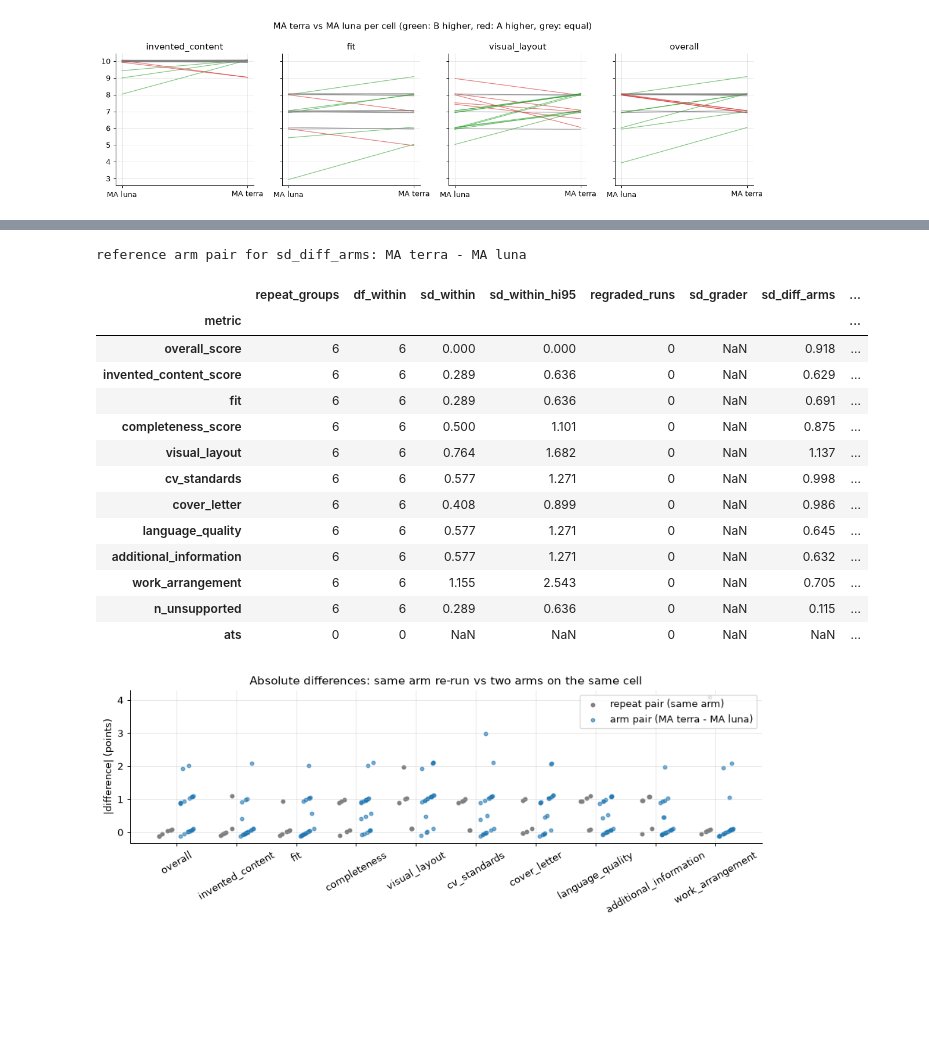
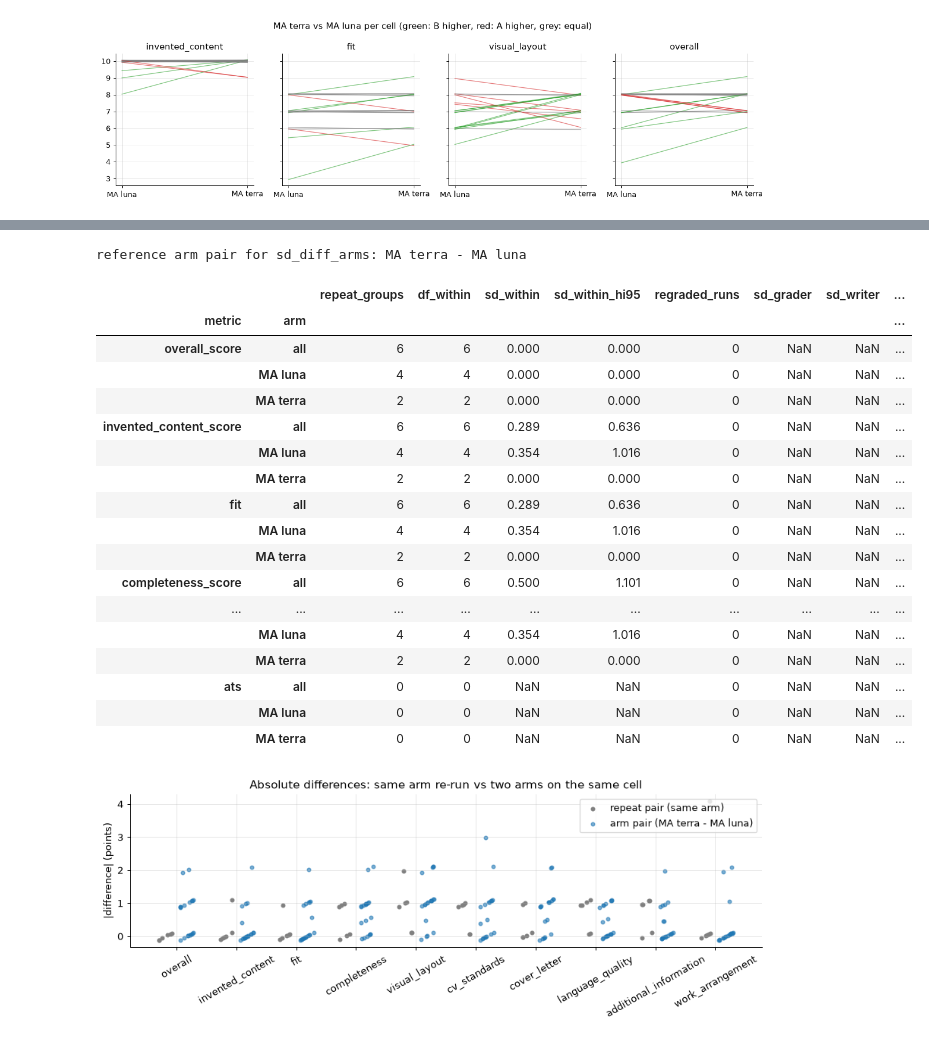
Before and after one commit to mjordanic/CV_editor, a Jupyter notebook: evals/analysis/analysis.ipynb, the cells around one changed output, grey strips where cells are left out. Saved outputs shown, nothing was run; the diff lists cells and outputs as text; code cells hidden in the pictures; blank space fills up the shorter version.

```diff
--- a/evals/analysis/analysis.ipynb
+++ b/evals/analysis/analysis.ipynb
@@ -82,7 +83,9 @@ COST = ["session_usd", "llm_calls", "session_minutes"]
 SCORE_METRICS = ["overall_score", "invented_content_score", "fit", "completeness_score", "visual_layout",
                  "cv_standards", "cover_letter", "language_quality", "additional_information", "work_arrangement"]
 PRIMARY_METRICS = ["invented_content_score", "fit", "visual_layout", "overall_score"]
-PRIMARY_GRADER = None   # None: the grader with the most gradings
+# The pre-registered primary grader (plan section 4), by name, never chosen from the data. The demo round
+# 2026-11-10 was graded by gpt-6.1-sol only.
+PRIMARY_GRADER = "gpt-6.1-sol" if LABEL == "2026-11-10" else "claude-sonnet-5-5"
 SEED = 20261111
 
 
@@ -343,17 +399,20 @@ for a, b, question, primary in CONTRASTS:
         results.append({"A": label(a), "B": label(b), "contrast": f"{label(b)} - {label(a)}", "primary": primary,
                         "metric": m, **s})
 res = pd.DataFrame(results)
+PRIMARY_FAMILY = [f"{label(b)} - {label(a)}" for a, b, _, primary in CONTRASTS if primary]
 if not res.empty:
+    # both tests must reject: Wilcoxon on cells and the sign-flip test on whole personas (no test: p = 1)
+    res["p_confirm"] = res[["p_wilcoxon", "p_signflip_cluster"]].astype(float).fillna(1.0).max(axis=1)
     res["p_holm"] = np.nan
     for m in PRIMARY_METRICS:
         sel = res[(res["metric"] == m) & res["primary"]]
-        adj = stats.holm(dict(zip(sel.index, sel["p_wilcoxon"])))
-        for i, v in adj.items():
-            res.loc[i, "p_holm"] = v
-    res["non_inferior"] = np.where(res["metric"] == "invented_content_score", res["ci_low"] > NI_MARGIN, None)
+        adj = stats.holm({**dict.fromkeys(PRIMARY_FAMILY, 1.0), **dict(zip(sel["contrast"], sel["p_confirm"]))})
+        for i, contrast in zip(sel.index, sel["contrast"]):
+            res.loc[i, "p_holm"] = adj[contrast]
+    res["non_inferior"] = np.where(res["metric"] == "invented_content_score", res["ci_low_cluster"] > NI_MARGIN, None)
 res.to_csv(TAB / "paired_comparisons.csv", index=False)
 show = ["contrast", "metric", "n_pairs", "mean_diff", "ci_low", "ci_high", "ci_low_cluster", "ci_high_cluster",
-        "wins_b", "ties", "wins_a", "p_sign", "p_wilcoxon", "p_holm", "dz"]
+        "wins_b", "ties", "wins_a", "p_sign", "p_wilcoxon", "p_signflip_cluster", "p_confirm", "p_holm", "dz"]
 res[show] if not res.empty else "no contrast has two arms in this data"
 # %% [output]
 |  | contrast | metric | n_pairs | mean_diff | ci_low | ci_high | ci_low_cluster | ci_high_cluster | wins_b | ... |
@@ -444,41 +505,52 @@ noise by **re-gradings**.
 # %%
 noise = []
 ref = next(((a, b) for a, b, *_ in CONTRASTS if a in arms and b in arms), None)
+run_arm = dict(zip(sess["run_id"], sess["arm"]))
 for m in SCORE_METRICS + ["n_unsupported", "ats"]:
-    groups = load.repeat_groups(rows, m, GRADER)
-    var_w, df_w = stats.pooled_within_var([g["values"] for g in groups])
-    lo_w, hi_w = stats.var_ci(var_w, df_w)
-    regr = load.regrade_groups(rows, m, GRADER)
-    var_g, df_g = stats.pooled_within_var([g["values"] for g in regr])
+    all_groups, all_regr = load.repeat_groups(rows, m, GRADER), load.regrade_groups(rows, m, GRADER)
     sd_d = np.nan
     if ref:
         d = [x["diff"] for x in load.pair_arms(rows, *ref, m, GRADER)["pairs"]]
         sd_d = float(np.std(d, ddof=1)) if len(d) >= 2 else np.nan
-    noise.append({"metric": m, "repeat_groups": len(groups), "df_within": df_w, "sd_within": math.sqrt(var_w) if df_w else np.nan,
-                  "sd_within_hi95": math.sqrt(hi_w) if df_w and not math.isnan(hi_w) else np.nan,
-                  "regraded_runs": len(regr), "sd_grader": math.sqrt(var_g) if df_g else np.nan,
-                  "sd_diff_arms": sd_d,
-                  "sd_interaction": math.sqrt(max(0.0, sd_d ** 2 - 2 * var_w)) if df_w and not np.isnan(sd_d) else np.nan})
-noise = pd.DataFrame(noise).set_index("metric")
+    for arm in ["all", *arms]:
+        groups = [g for g in all_groups if arm in ("all", g["arm"])]
+        regr = [g for g in all_regr if arm in ("all", run_arm.get(g["run_id"]))]
+        var_w, df_w = stats.pooled_within_var([g["values"] for g in groups])
+        lo_w, hi_w = stats.var_ci(var_w, df_w)
+        var_g, df_g = stats.pooled_within_var([g["values"] for g in regr])
+        var_writer = stats.writer_var([g["values"] for g in groups], [g["k"] for g in groups], var_g if df_g else np.nan)
+        noise.append({"metric": m, "arm": "all" if arm == "all" else label(arm), "repeat_groups": len(groups),
+                      "df_within": df_w, "sd_within": math.sqrt(var_w) if df_w else np.nan,
+                      "sd_within_hi95": math.sqrt(hi_w) if df_w and not math.isnan(hi_w) else np.nan,
+                      "regraded_runs": len(regr), "sd_grader": math.sqrt(var_g) if df_g else np.nan,
+                      "sd_writer": math.sqrt(var_writer) if not math.isnan(var_writer) else np.nan,
+                      "sd_diff_arms": sd_d if arm == "all" else np.nan,
+                      "sd_interaction": (math.sqrt(max(0.0, sd_d ** 2 - 2 * var_w))
+                                         if arm == "all" and df_w and not np.isnan(sd_d) else np.nan)})
+noise = pd.DataFrame(noise).set_index(["metric", "arm"])
 noise.to_csv(TAB / "noise_components.csv")
 print("reference arm pair for sd_diff_arms:", ref and f"{label(ref[1])} - {label(ref[0])}")
 noise
 # %% [output]
 reference arm pair for sd_diff_arms: MA terra - MA luna
-|  | repeat_groups | df_within | sd_within | sd_within_hi95 | regraded_runs | sd_grader | sd_diff_arms | ... |
-| metric |  |  |  |  |  |  |  | ... |
-| overall_score | 6 | 6 | 0.000 | 0.000 | 0 | NaN | 0.918 | ... |
-| invented_content_score | 6 | 6 | 0.289 | 0.636 | 0 | NaN | 0.629 | ... |
-| fit | 6 | 6 | 0.289 | 0.636 | 0 | NaN | 0.691 | ... |
-| completeness_score | 6 | 6 | 0.500 | 1.101 | 0 | NaN | 0.875 | ... |
-| visual_layout | 6 | 6 | 0.764 | 1.682 | 0 | NaN | 1.137 | ... |
-| cv_standards | 6 | 6 | 0.577 | 1.271 | 0 | NaN | 0.998 | ... |
-| cover_letter | 6 | 6 | 0.408 | 0.899 | 0 | NaN | 0.986 | ... |
-| language_quality | 6 | 6 | 0.577 | 1.271 | 0 | NaN | 0.645 | ... |
-| additional_information | 6 | 6 | 0.577 | 1.271 | 0 | NaN | 0.632 | ... |
-| work_arrangement | 6 | 6 | 1.155 | 2.543 | 0 | NaN | 0.705 | ... |
-| n_unsupported | 6 | 6 | 0.289 | 0.636 | 0 | NaN | 0.115 | ... |
-| ats | 0 | 0 | NaN | NaN | 0 | NaN | NaN | ... |
+|  |  | repeat_groups | df_within | sd_within | sd_within_hi95 | regraded_runs | sd_grader | sd_writer | ... |
+| metric | arm |  |  |  |  |  |  |  | ... |
+| overall_score | all | 6 | 6 | 0.000 | 0.000 | 0 | NaN | NaN | ... |
+|  | MA luna | 4 | 4 | 0.000 | 0.000 | 0 | NaN | NaN | ... |
+|  | MA terra | 2 | 2 | 0.000 | 0.000 | 0 | NaN | NaN | ... |
+| invented_content_score | all | 6 | 6 | 0.289 | 0.636 | 0 | NaN | NaN | ... |
+|  | MA luna | 4 | 4 | 0.354 | 1.016 | 0 | NaN | NaN | ... |
+|  | MA terra | 2 | 2 | 0.000 | 0.000 | 0 | NaN | NaN | ... |
+| fit | all | 6 | 6 | 0.289 | 0.636 | 0 | NaN | NaN | ... |
+|  | MA luna | 4 | 4 | 0.354 | 1.016 | 0 | NaN | NaN | ... |
+|  | MA terra | 2 | 2 | 0.000 | 0.000 | 0 | NaN | NaN | ... |
+| completeness_score | all | 6 | 6 | 0.500 | 1.101 | 0 | NaN | NaN | ... |
+| ... | ... | ... | ... | ... | ... | ... | ... | ... | ... |
+|  | MA luna | 4 | 4 | 0.354 | 1.016 | 0 | NaN | NaN | ... |
+|  | MA terra | 2 | 2 | 0.000 | 0.000 | 0 | NaN | NaN | ... |
+| ats | all | 0 | 0 | NaN | NaN | 0 | NaN | NaN | ... |
+|  | MA luna | 0 | 0 | NaN | NaN | 0 | NaN | NaN | ... |
+|  | MA terra | 0 | 0 | NaN | NaN | 0 | NaN | NaN | ... |
 # %%
 fig, ax = plt.subplots(figsize=(10, 3.8))
 for i, m in enumerate(SCORE_METRICS):
```
Also changed, not shown: parts of 12 cells of this notebook, 24 other files.
